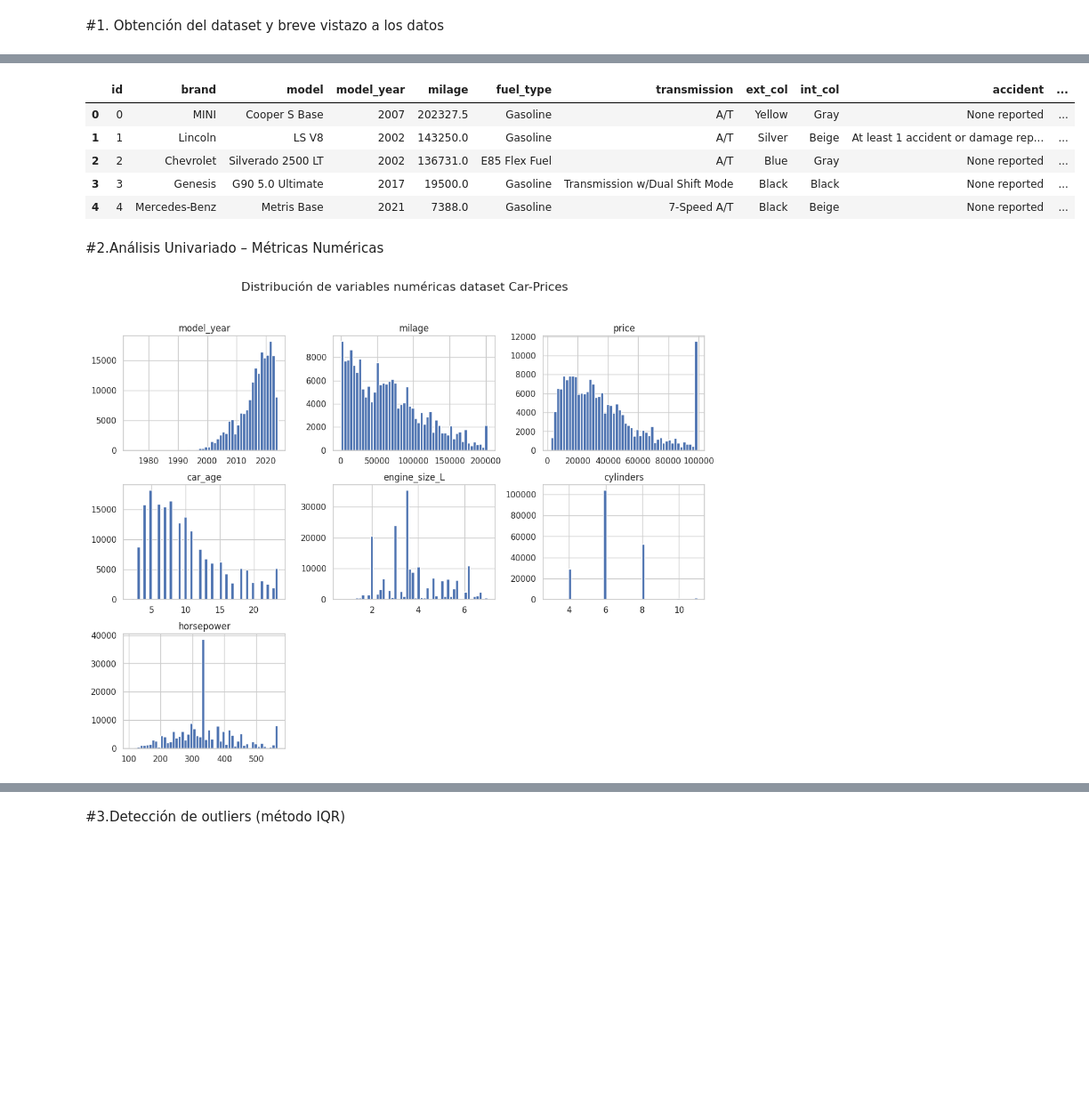
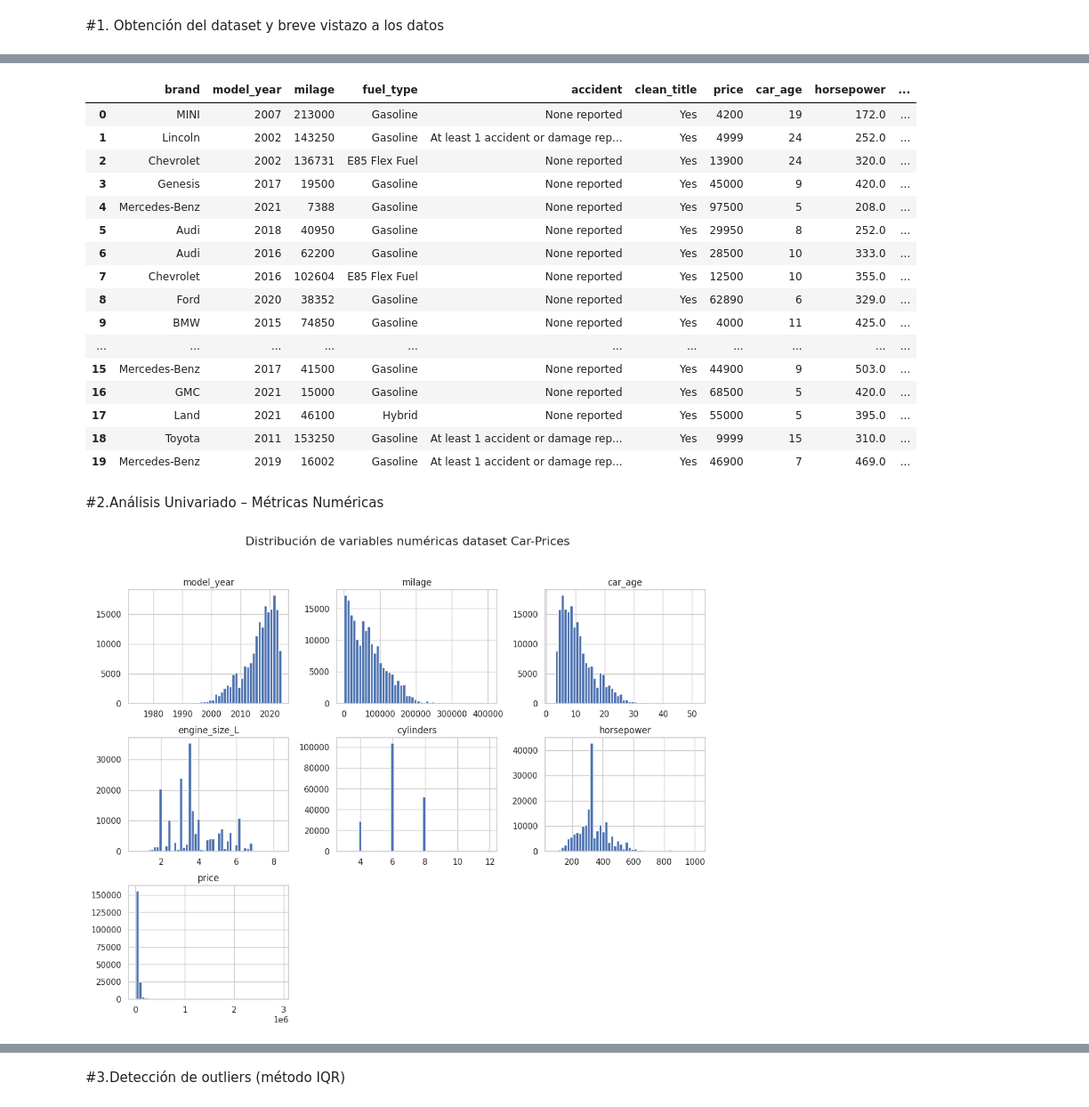
Before and after one commit to Bootcamp-Data-Analyst/proyecto7-grupo3-problema-de-regresion, a Jupyter notebook: car-price-ml-proyect/notebooks/EDA_Andrés.ipynb, the cells around one changed output, grey strips where cells are left out. Shown at 89% size. Cells and saved outputs as stored; diff of their text form; code cells hidden in the pictures; blank space fills up the shorter version.

```diff
--- a/car-price-ml-proyect/notebooks/EDA_Andrés.ipynb
+++ b/car-price-ml-proyect/notebooks/EDA_Andrés.ipynb
@@ -17,14 +17,16 @@ plt.rcParams["figure.figsize"] = (10, 6) #utilidades especificas para visualizac
 # %%
 #Procedemos a cargar el dataset y visualizarlo
 df_clean=pd.read_csv("cleaned_train.csv")
+df_clean_test = pd.read_csv("cleaned_test.csv")
 
 # Obtenemos una lista de las columnas que queremos cambiar su tipo
 cat_cols = [
-    'brand','model','fuel_type','transmission',
-    'ext_col','int_col','accident','clean_title'
+    'brand','fuel_type','transmission_simple',
+    'accident','clean_title'
 ]
 # Cambiamos el tipo a category
 df_clean[cat_cols] = df_clean[cat_cols].astype('category')
+df_clean_test[cat_cols] = df_clean_test[cat_cols].astype('category')
 
 df_clean.info() #ver los datatypes, valores faltantes
 df_clean.describe() #stats de columnas numéricas
@@ -58,18 +62,29 @@ memory usage: 13.6 MB
 # %%
 #visualización del dataset
-df_clean.head() #muestra las primeras filas
+df_clean.head(20) #muestra las primeras filas
 # %% [output]
-|  | id | brand | model | model_year | milage | fuel_type | transmission | ext_col | int_col | accident | ... |
-| 0 | 0 | MINI | Cooper S Base | 2007 | 202327.5 | Gasoline | A/T | Yellow | Gray | None reported | ... |
-| 1 | 1 | Lincoln | LS V8 | 2002 | 143250.0 | Gasoline | A/T | Silver | Beige | At least 1 accident or damage rep... | ... |
-| 2 | 2 | Chevrolet | Silverado 2500 LT | 2002 | 136731.0 | E85 Flex Fuel | A/T | Blue | Gray | None reported | ... |
-| 3 | 3 | Genesis | G90 5.0 Ultimate | 2017 | 19500.0 | Gasoline | Transmission w/Dual Shift Mode | Black | Black | None reported | ... |
-| 4 | 4 | Mercedes-Benz | Metris Base | 2021 | 7388.0 | Gasoline | 7-Speed A/T | Black | Beige | None reported | ... |
+|  | brand | model_year | milage | fuel_type | accident | clean_title | price | car_age | horsepower | ... |
+| 0 | MINI | 2007 | 213000 | Gasoline | None reported | Yes | 4200 | 19 | 172.0 | ... |
+| 1 | Lincoln | 2002 | 143250 | Gasoline | At least 1 accident or damage rep... | Yes | 4999 | 24 | 252.0 | ... |
+| 2 | Chevrolet | 2002 | 136731 | E85 Flex Fuel | None reported | Yes | 13900 | 24 | 320.0 | ... |
+| 3 | Genesis | 2017 | 19500 | Gasoline | None reported | Yes | 45000 | 9 | 420.0 | ... |
+| 4 | Mercedes-Benz | 2021 | 7388 | Gasoline | None reported | Yes | 97500 | 5 | 208.0 | ... |
+| 5 | Audi | 2018 | 40950 | Gasoline | None reported | Yes | 29950 | 8 | 252.0 | ... |
+| 6 | Audi | 2016 | 62200 | Gasoline | None reported | Yes | 28500 | 10 | 333.0 | ... |
+| 7 | Chevrolet | 2016 | 102604 | E85 Flex Fuel | None reported | Yes | 12500 | 10 | 355.0 | ... |
+| 8 | Ford | 2020 | 38352 | Gasoline | None reported | Yes | 62890 | 6 | 329.0 | ... |
+| 9 | BMW | 2015 | 74850 | Gasoline | None reported | Yes | 4000 | 11 | 425.0 | ... |
+| ... | ... | ... | ... | ... | ... | ... | ... | ... | ... | ... |
+| 15 | Mercedes-Benz | 2017 | 41500 | Gasoline | None reported | Yes | 44900 | 9 | 503.0 | ... |
+| 16 | GMC | 2021 | 15000 | Gasoline | None reported | Yes | 68500 | 5 | 420.0 | ... |
+| 17 | Land | 2021 | 46100 | Hybrid | None reported | Yes | 55000 | 5 | 395.0 | ... |
+| 18 | Toyota | 2011 | 153250 | Gasoline | At least 1 accident or damage rep... | Yes | 9999 | 15 | 310.0 | ... |
+| 19 | Mercedes-Benz | 2019 | 16002 | Gasoline | At least 1 accident or damage rep... | Yes | 46900 | 7 | 469.0 | ... |
 # %% [markdown]
 #2.Análisis Univariado – Métricas Numéricas
 # %%
 #Guardamos las variables númericas en una lista
-variables_numericas = ['model_year','milage','price','car_age','engine_size_L','cylinders','horsepower']
+variables_numericas = ['model_year','milage','car_age','engine_size_L','cylinders','horsepower','price']
 # Realización de histograma por cada columna dentro del array
 df_clean[variables_numericas].hist(
     figsize=(14,10),
@@ -79,4 +94,4 @@ df_clean[variables_numericas].hist(
 plt.suptitle("Distribución de variables numéricas dataset Car-Prices", fontsize=16)
 plt.show()
 # %% [output]
-[figure, old version]
+[figure, new version]
```
Also changed, not shown: parts of 19 cells of this notebook, 2 other files.
